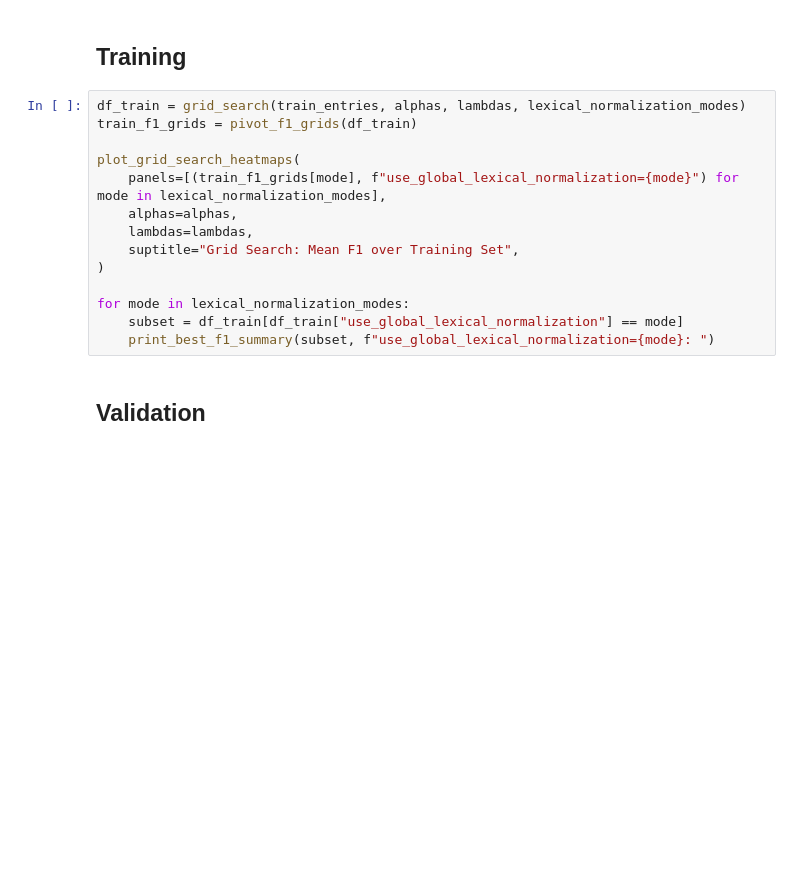
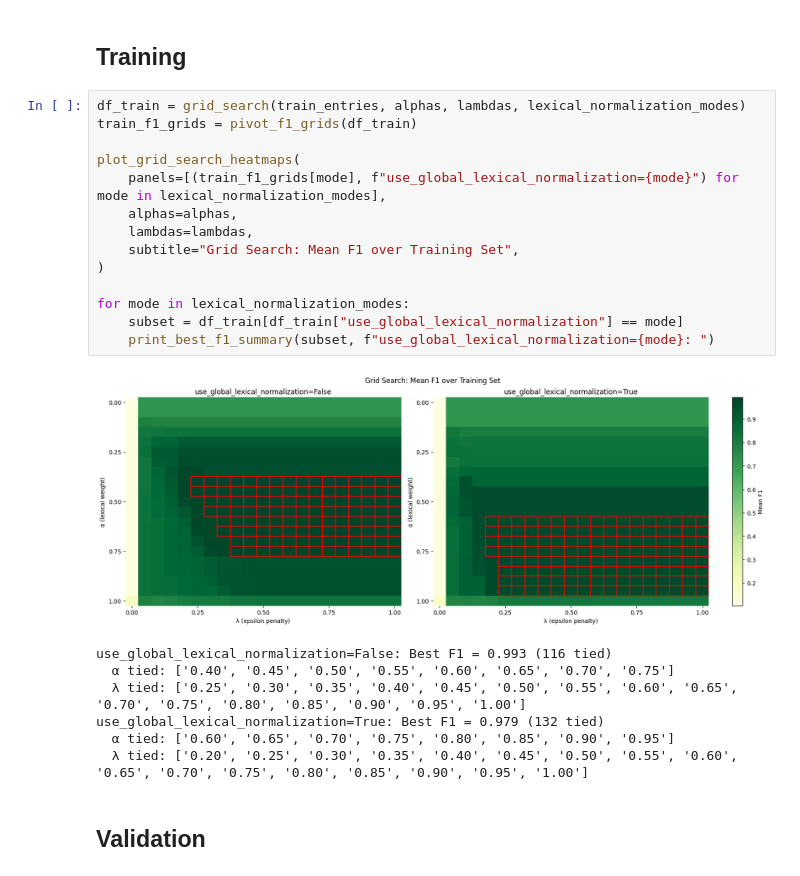
Before and after one commit to michamettler/BA-FS26_ciel_Mettler_Dialektanalyse, a Jupyter notebook: scripts/grid-search-bipartite-hyperparams.ipynb, the cells around one changed output. Drawn from its saved outputs; the diff is of its cells as text; blank space fills up the shorter version.

```diff
--- a/scripts/grid-search-bipartite-hyperparams.ipynb
+++ b/scripts/grid-search-bipartite-hyperparams.ipynb
@@ -71,17 +71,25 @@ from plot_helpers import plot_grid_search_heatmaps
 # %%
 df_train = grid_search(train_entries, alphas, lambdas, lexical_normalization_modes)
 train_f1_grids = pivot_f1_grids(df_train)
 
 plot_grid_search_heatmaps(
     panels=[(train_f1_grids[mode], f"use_global_lexical_normalization={mode}") for mode in lexical_normalization_modes],
     alphas=alphas,
     lambdas=lambdas,
-    suptitle="Grid Search: Mean F1 over Training Set",
+    subtitle="Grid Search: Mean F1 over Training Set",
 )
 
 for mode in lexical_normalization_modes:
     subset = df_train[df_train["use_global_lexical_normalization"] == mode]
     print_best_f1_summary(subset, f"use_global_lexical_normalization={mode}: ")
+# %% [output]
+[figure, added]
+use_global_lexical_normalization=False: Best F1 = 0.993 (116 tied)
+  α tied: ['0.40', '0.45', '0.50', '0.55', '0.60', '0.65', '0.70', '0.75']
+  λ tied: ['0.25', '0.30', '0.35', '0.40', '0.45', '0.50', '0.55', '0.60', '0.65', '0.70', '0.75', '0.80', '0.85', '0.90', '0.95', '1.00']
+use_global_lexical_normalization=True: Best F1 = 0.979 (132 tied)
+  α tied: ['0.60', '0.65', '0.70', '0.75', '0.80', '0.85', '0.90', '0.95']
+  λ tied: ['0.20', '0.25', '0.30', '0.35', '0.40', '0.45', '0.50', '0.55', '0.60', '0.65', '0.70', '0.75', '0.80', '0.85', '0.90', '0.95', '1.00']
 # %% [markdown]
 ## Validation
 # %%
```
Also changed, not shown: parts of 1 cell of this notebook, 1 other file.
